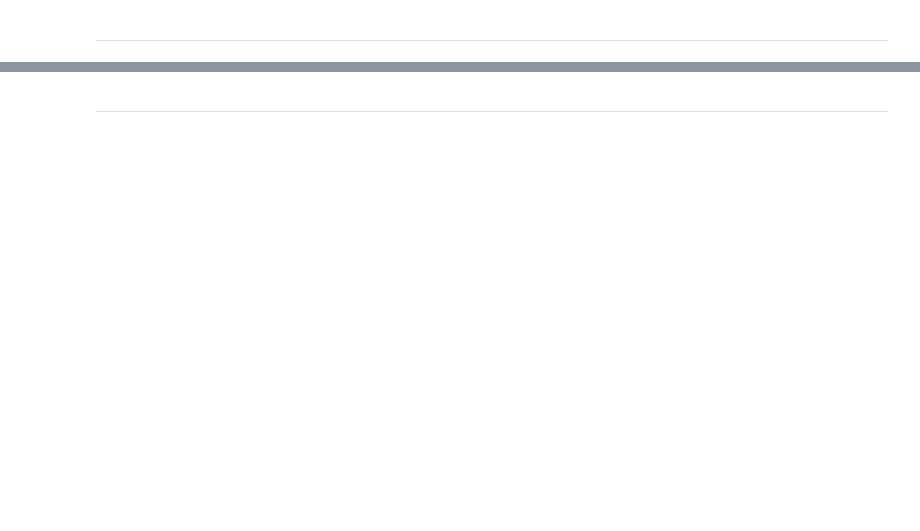
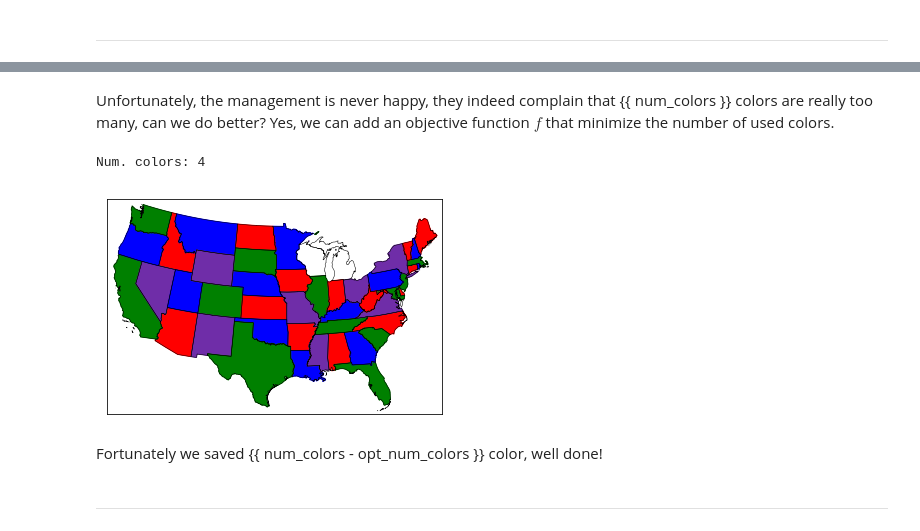
Before and after one commit to pantonante/notebook-constraint-programming, a Jupyter notebook: source/Lecture Notes.ipynb, the cells around one changed output, grey strips where cells are left out. Cells and saved outputs as stored; diff of their text form; code cells hidden in the pictures; blank space fills up the shorter version.

```diff
--- a/source/Lecture Notes.ipynb
+++ b/source/Lecture Notes.ipynb
@@ -329,2 +423,12 @@ By adding a cost function $f(X)$, we turn a CSP into a COP and we can use the br
+# %% [markdown]
+Unfortunately, the management is never happy, they indeed complain that {{ num_colors }} colors are really too many, can we do better? Yes, we can add an objective function $f$ that minimize the number of used colors.
+# %%
+map_colors, opt_num_colors = us_map_coloring(colors,  optimize = True)
+draw_us_map(map_colors)
+# %% [output]
+Num. colors: 4
+[figure, added]
+# %% [markdown]
+Fortunately we saved {{ num_colors - opt_num_colors }} color, well done!
 # %% [markdown]
 ---
```
Also changed, not shown: parts of 18 cells of this notebook, 3 other files.
